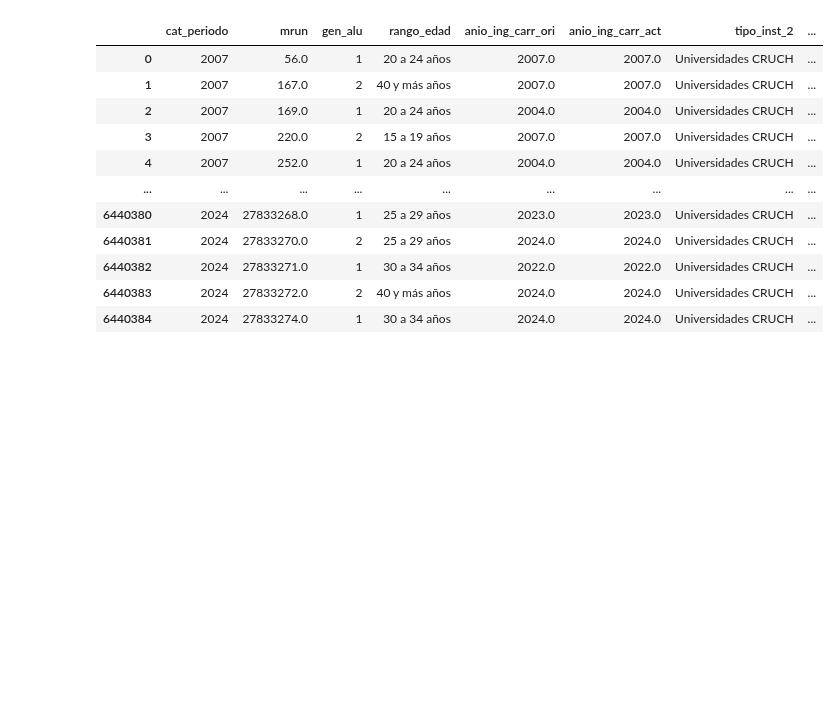
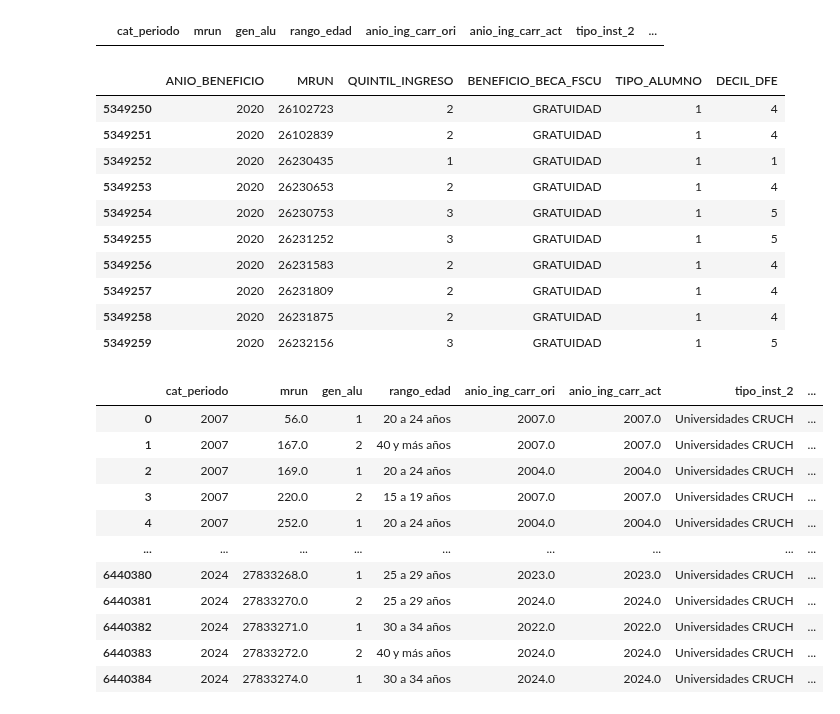
Before and after one commit to albertoitg/visualizacion, a Jupyter notebook: proyecto.ipynb, the cells around one changed output. Cells and saved outputs as stored; diff of their text form; code cells hidden in the pictures; blank space fills up the shorter version.

```diff
--- a/proyecto.ipynb
+++ b/proyecto.ipynb
@@ -8,3 +25,21 @@ beneficios = pd.read_csv("data/beneficios.csv").drop(["Unnamed: 0"], axis=1)
+# %%
+matriculas[matriculas["mrun"] == 26231809]
+# %% [output]
+|  | cat_periodo | mrun | gen_alu | rango_edad | anio_ing_carr_ori | anio_ing_carr_act | tipo_inst_2 | ... |
+# %%
+beneficios[beneficios["ANIO_BENEFICIO"] == 2020].tail(10)
+# %% [output]
+|  | ANIO_BENEFICIO | MRUN | QUINTIL_INGRESO | BENEFICIO_BECA_FSCU | TIPO_ALUMNO | DECIL_DFE |
+| 5349250 | 2020 | 26102723 | 2 | GRATUIDAD | 1 | 4 |
+| 5349251 | 2020 | 26102839 | 2 | GRATUIDAD | 1 | 4 |
+| 5349252 | 2020 | 26230435 | 1 | GRATUIDAD | 1 | 1 |
+| 5349253 | 2020 | 26230653 | 2 | GRATUIDAD | 1 | 4 |
+| 5349254 | 2020 | 26230753 | 3 | GRATUIDAD | 1 | 5 |
+| 5349255 | 2020 | 26231252 | 3 | GRATUIDAD | 1 | 5 |
+| 5349256 | 2020 | 26231583 | 2 | GRATUIDAD | 1 | 4 |
+| 5349257 | 2020 | 26231809 | 2 | GRATUIDAD | 1 | 4 |
+| 5349258 | 2020 | 26231875 | 2 | GRATUIDAD | 1 | 4 |
+| 5349259 | 2020 | 26232156 | 3 | GRATUIDAD | 1 | 5 |
 # %%
 matriculas[~matriculas["mrun"].isna()]
 # %% [output]
```
Also changed, not shown: parts of 3 cells of this notebook, 2 other files.
